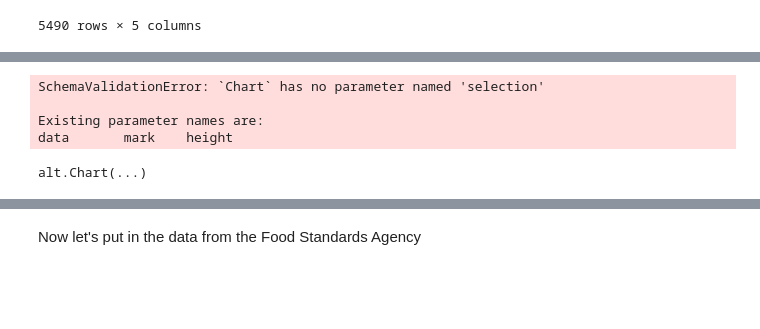
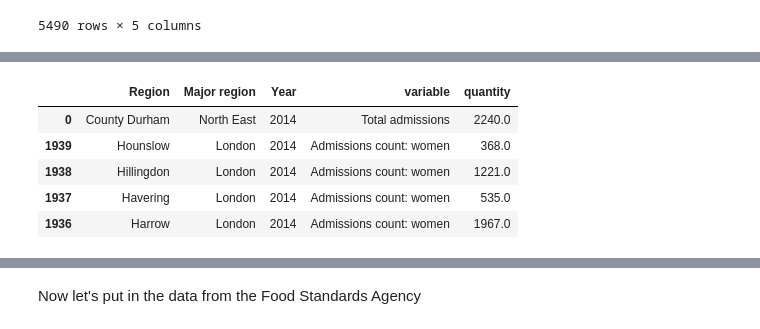
Before and after one commit to elksie5000/obesity, a Jupyter notebook: obesity_local.ipynb, the cells around one changed output, grey strips where cells are left out. Cells and saved outputs as stored; diff of their text form; code cells hidden in the pictures; blank space fills up the shorter version.

```diff
--- a/obesity_local.ipynb
+++ b/obesity_local.ipynb
@@ -513,11 +542,12 @@ horizontal_chart = ((df_england_plot | overlay_chart| regional))
 horizontal_chart
 # %% [output]
 [interactive output not drawn]
-# %%
-region_chart
-# %% [output]
-SchemaValidationError: `Chart` has no parameter named 'selection'
-
-Existing parameter names are:
-data       mark    height
-alt.Chart(...)
+# %%
+sorted_data.head()
+# %% [output]
+|  | Region | Major region | Year | variable | quantity |
+| 0 | County Durham | North East | 2014 | Total admissions | 2240.0 |
+| 1939 | Hounslow | London | 2014 | Admissions count: women | 368.0 |
+| 1938 | Hillingdon | London | 2014 | Admissions count: women | 1221.0 |
+| 1937 | Havering | London | 2014 | Admissions count: women | 535.0 |
+| 1936 | Harrow | London | 2014 | Admissions count: women | 1967.0 |
```
Also changed, not shown: parts of 32 cells of this notebook, 36 other files.
